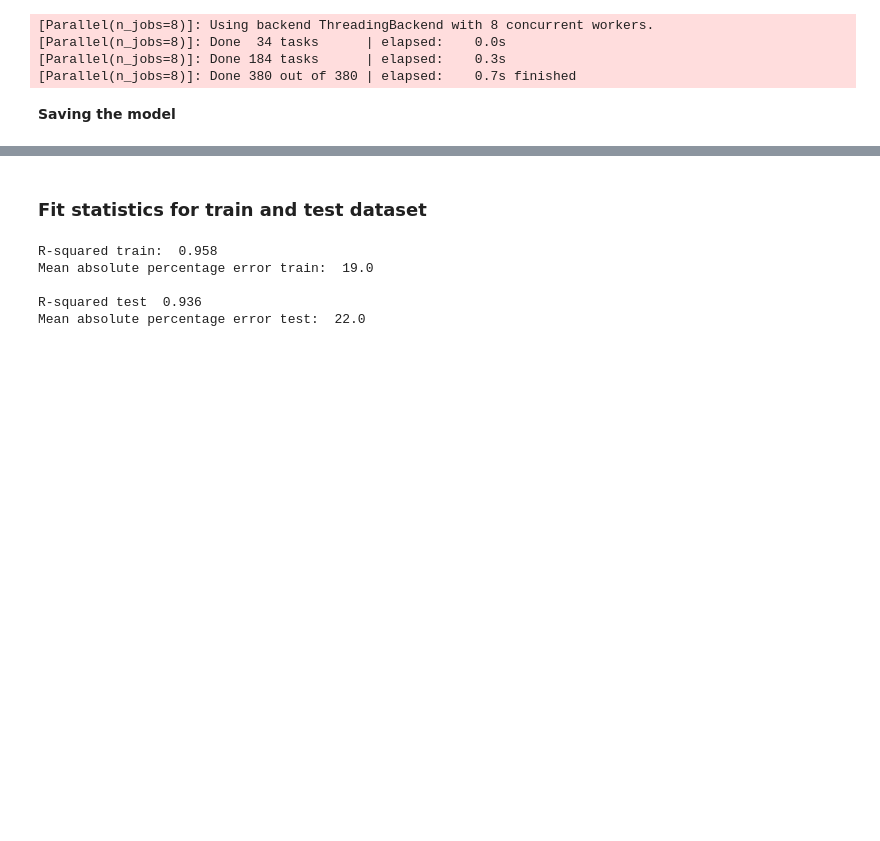
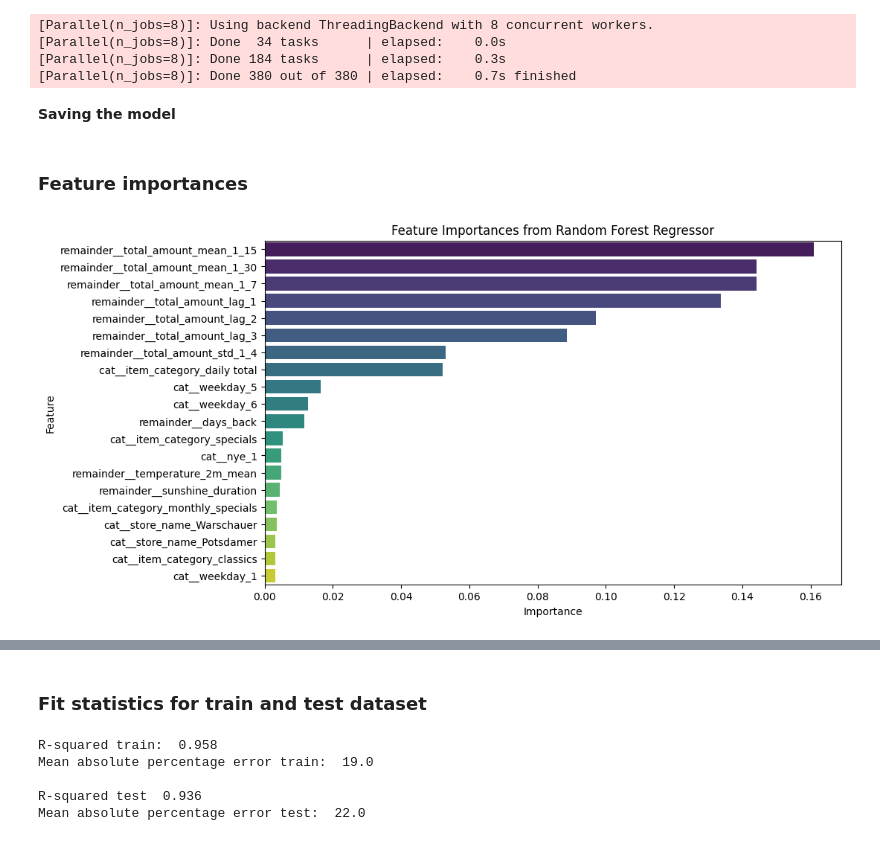
Before and after one commit to vlatko-v/sweet-spot-donut-sales-forecasting, a Jupyter notebook: forests.ipynb, the cells around one changed output, grey strips where cells are left out. Cells and saved outputs as stored; diff of their text form; code cells hidden in the pictures; blank space fills up the shorter version.

```diff
--- a/forests.ipynb
+++ b/forests.ipynb
@@ -272 +280,18 @@ with open('rf_best1.pkl', mode='wb') as file:
   pickle.dump(rf_best,file)
+# %% [markdown]
+### Feature importances
+# %%
+feat_importances = pd.DataFrame({
+    'Feature': rf_best.named_steps['prepro'].get_feature_names_out(),
+    'Importance': rf_best.named_steps["rf"].feature_importances_
+}).sort_values("Importance", ascending = False).head(20)
+# %%
+plt.figure(figsize=(10, 6))
+sns.barplot(x='Importance', y='Feature', data=feat_importances, palette='viridis')
+
+plt.title('Feature Importances from Random Forest Regressor')
+plt.xlabel('Importance')
+plt.ylabel('Feature')
+plt.show()
+# %% [output]
+[figure, added]
```
Also changed, not shown: parts of 24 cells of this notebook, 4 other files.
